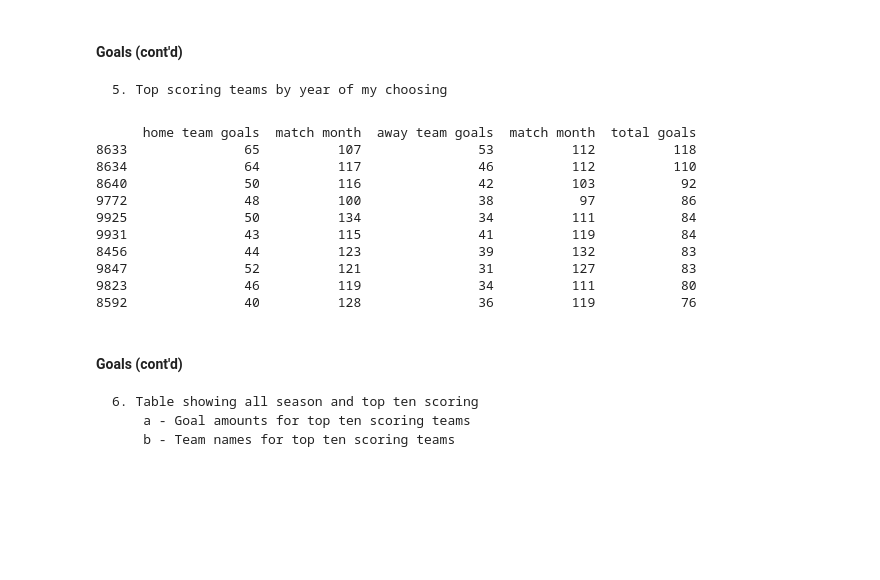
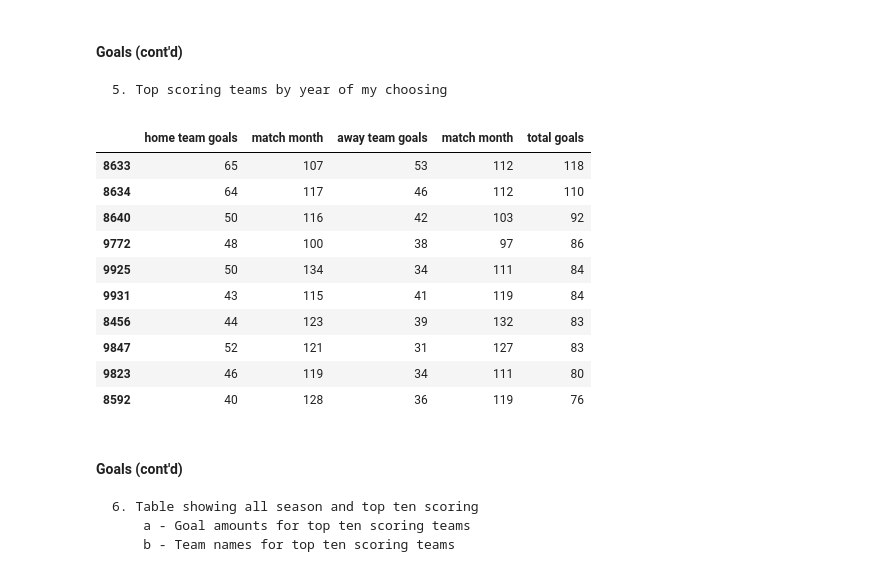
Before and after one commit to neisesd1/IntroToProgrammingUdacity, a Jupyter notebook: Final Project.ipynb, the cells around one changed output. Saved outputs shown, nothing was run; the diff lists cells and outputs as text; code cells hidden in the pictures; blank space fills up the shorter version.

```diff
--- a/Final Project.ipynb
+++ b/Final Project.ipynb
@@ -577,39 +589,39 @@ The least amount of goals scored by a team in a season is 17
 # %%
 def getTopScoringTeams(year):
     table = pd.DataFrame()
     if year == 2008:
         table = total_goals_2008.nlargest(10, 'total goals', keep = 'first')
     elif year == 2009:
         table = total_goals_2009.nlargest(10, 'total goals', keep = 'first')
     elif year == 2010:
         table = total_goals_2010.nlargest(10, 'total goals', keep = 'first')
     elif year == 2011:
         table = total_goals_2011.nlargest(10, 'total goals', keep = 'first')
     elif year == 2012:
         table = total_goals_2012.nlargest(10, 'total goals', keep = 'first')
     elif year == 2013:
         table = total_goals_2013.nlargest(10, 'total goals', keep = 'first')
     elif year == 2014:
         table = total_goals_2014.nlargest(10, 'total goals', keep = 'first')
     elif year == 2015:
         table = total_goals_2015.nlargest(10, 'total goals', keep = 'first')
-    print(table)
+    return table
 
 
 
 getTopScoringTeams(2014)
 # %% [output]
-      home team goals  match month  away team goals  match month  total goals
-8633               65          107               53          112          118
-8634               64          117               46          112          110
-8640               50          116               42          103           92
-9772               48          100               38           97           86
-9925               50          134               34          111           84
-9931               43          115               41          119           84
-8456               44          123               39          132           83
-9847               52          121               31          127           83
-9823               46          119               34          111           80
-8592               40          128               36          119           76
+|  | home team goals | match month | away team goals | match month | total goals |
+| 8633 | 65 | 107 | 53 | 112 | 118 |
+| 8634 | 64 | 117 | 46 | 112 | 110 |
+| 8640 | 50 | 116 | 42 | 103 | 92 |
+| 9772 | 48 | 100 | 38 | 97 | 86 |
+| 9925 | 50 | 134 | 34 | 111 | 84 |
+| 9931 | 43 | 115 | 41 | 119 | 84 |
+| 8456 | 44 | 123 | 39 | 132 | 83 |
+| 9847 | 52 | 121 | 31 | 127 | 83 |
+| 9823 | 46 | 119 | 34 | 111 | 80 |
+| 8592 | 40 | 128 | 36 | 119 | 76 |
 # %% [markdown]
 #### Goals  (cont'd)
 
```
Also changed, not shown: parts of 9 cells of this notebook.
